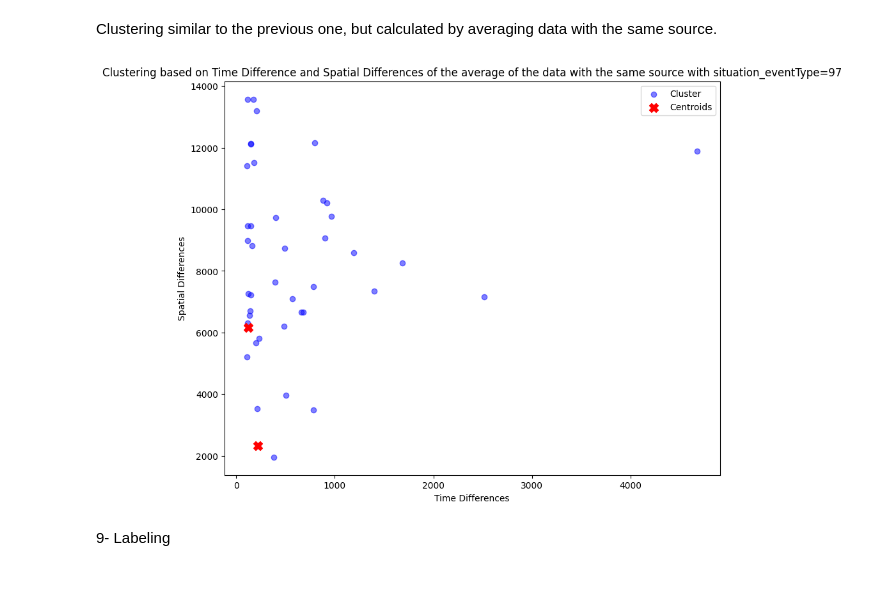
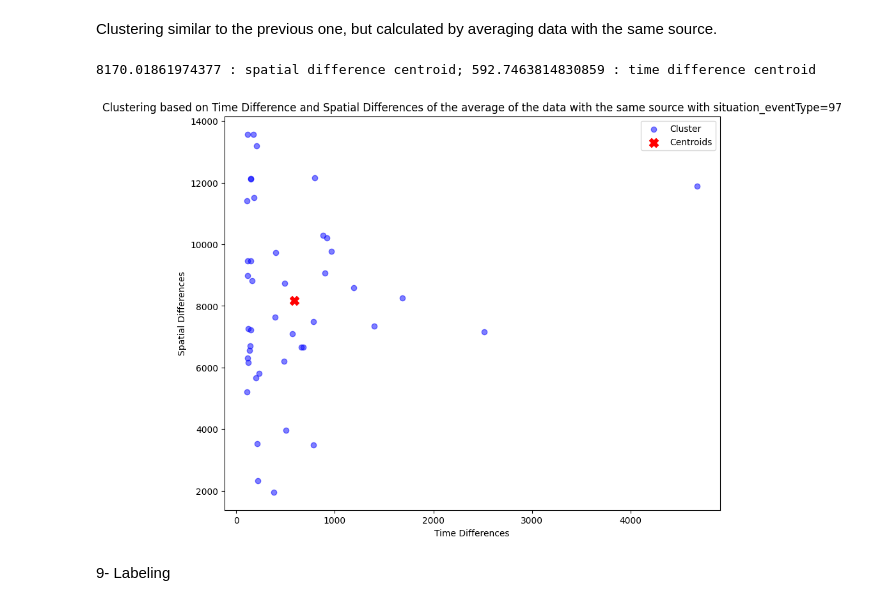
Before and after one commit to alessandrablasioli/attivitaprogettuale, a Jupyter notebook: attprog_sec/finito.ipynb, the cells around one changed output. Drawn from its saved outputs; the diff is of its cells as text; code cells hidden in the pictures.

```diff
--- a/attprog_sec/finito.ipynb
+++ b/attprog_sec/finito.ipynb
@@ -807,36 +801,30 @@ centroidsgrouped= xmeans_instancegrouped.get_centers()
 # %%
 cluster_coords = []
 centroid_coords = []
 
 for cluster in clustersgrouped:
     cluster_coords.append([samplegrouped[i] for i in cluster])
 
 fig, ax = plt.subplots(figsize=(10, 8))
 
-for cluster_indices in centroidsgrouped:
-    for index in cluster_indices:
-        index = int(index)
-        if 0 <= index < len(samplegrouped):
-            centroid_points = samplegrouped[index]
-            centroid_coords.append(centroid_points)
-
 x = [point[11] for point in samplegrouped]
 y = [point[10] for point in samplegrouped]
 ax.scatter(x, y, c='blue', alpha=0.5, label=f'Cluster')
-
+print(centroidsgrouped[0][10], ': spatial difference centroid;', centroidsgrouped[0][11], ': time difference centroid')
 # Plot centroids
-centroid_x = [point[11] for point in centroid_coords]
-centroid_y = [point[10] for point in centroid_coords]
+centroid_x = [point[11] for point in centroidsgrouped]
+centroid_y = [point[10] for point in centroidsgrouped]
 ax.scatter(centroid_x, centroid_y, c='red', marker='X', s=100, label='Centroids')
 
 
 plt.xlabel('Time Differences')
 plt.ylabel('Spatial Differences')
 plt.title('Clustering based on Time Difference and Spatial Differences of the average of the data with the same source with situation_eventType=97')
 plt.legend()
 plt.show()
 # %% [output]
+8170.01861974377 : spatial difference centroid; 592.7463814830859 : time difference centroid
-[figure, old version]
+[figure, new version]
 # %% [markdown]
 9- Labeling
 # %%
```
Also changed, not shown: parts of 16 cells of this notebook, 2 other files.
